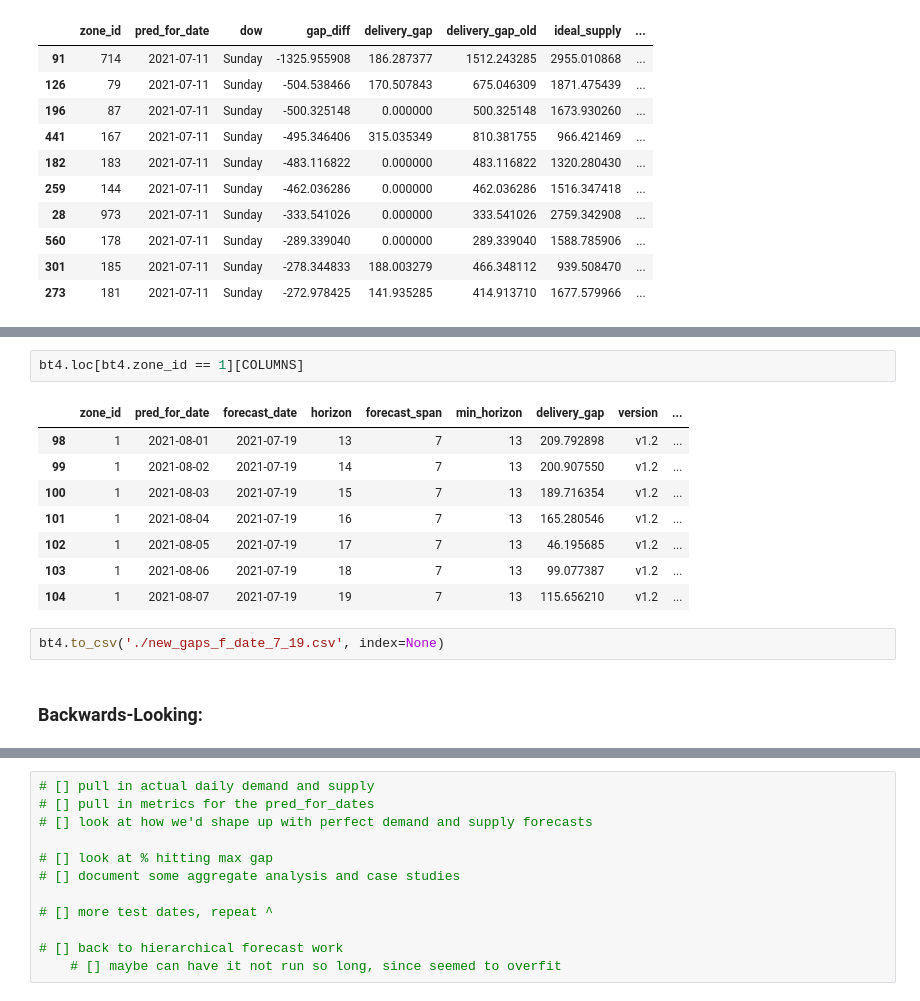
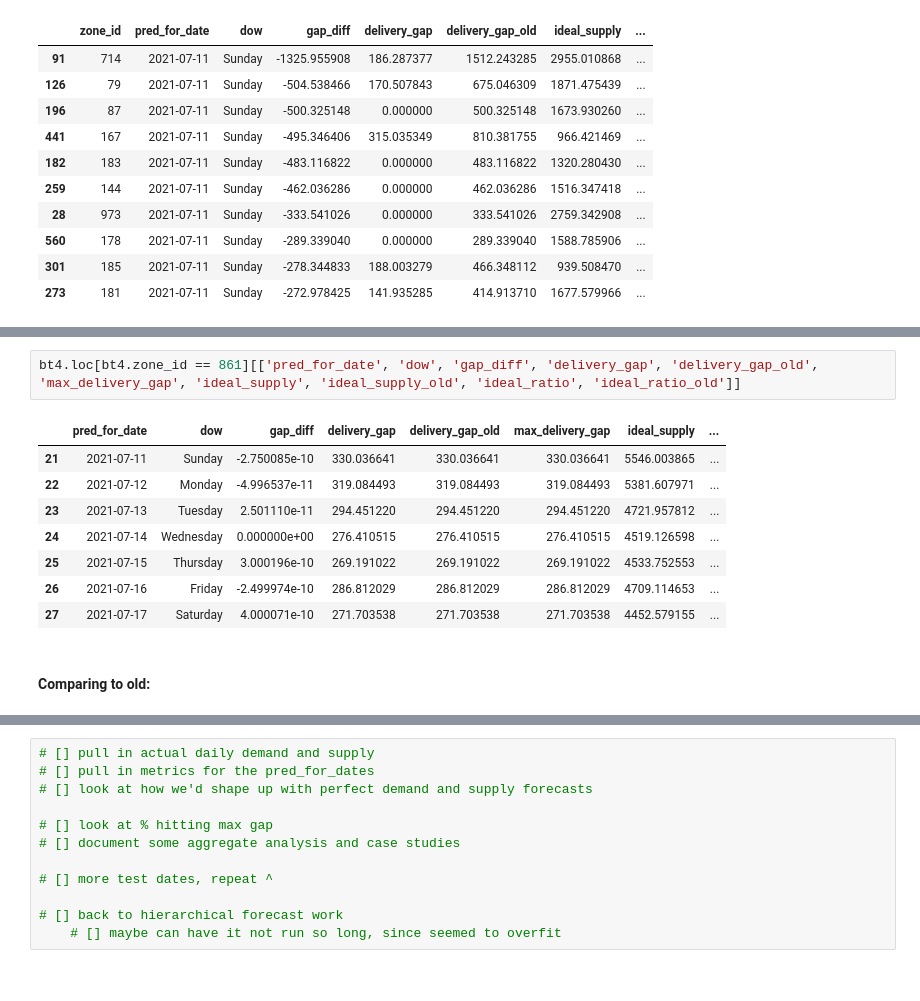
Before and after one commit to soreasy/bayesian_hierarchical_models, a Jupyter notebook: Zone-Day Gaps v2 - Backtest Final-Copy1.ipynb, the cells around one changed output, grey strips where cells are left out. Drawn from its saved outputs; the diff is of its cells as text.

```diff
--- a/Zone-Day Gaps v2 - Backtest Final-Copy1.ipynb
+++ b/Zone-Day Gaps v2 - Backtest Final-Copy1.ipynb
@@ -583,15 +509,13 @@ bt4['active'] = 'Y'
-# %%
-bt4.loc[bt4.zone_id == 1][COLUMNS]
-# %% [output]
-|  | zone_id | pred_for_date | forecast_date | horizon | forecast_span | min_horizon | delivery_gap | version | ... |
-| 98 | 1 | 2021-08-01 | 2021-07-19 | 13 | 7 | 13 | 209.792898 | v1.2 | ... |
-| 99 | 1 | 2021-08-02 | 2021-07-19 | 14 | 7 | 13 | 200.907550 | v1.2 | ... |
-| 100 | 1 | 2021-08-03 | 2021-07-19 | 15 | 7 | 13 | 189.716354 | v1.2 | ... |
-| 101 | 1 | 2021-08-04 | 2021-07-19 | 16 | 7 | 13 | 165.280546 | v1.2 | ... |
-| 102 | 1 | 2021-08-05 | 2021-07-19 | 17 | 7 | 13 | 46.195685 | v1.2 | ... |
-| 103 | 1 | 2021-08-06 | 2021-07-19 | 18 | 7 | 13 | 99.077387 | v1.2 | ... |
-| 104 | 1 | 2021-08-07 | 2021-07-19 | 19 | 7 | 13 | 115.656210 | v1.2 | ... |
-# %%
-bt4.to_csv('./new_gaps_f_date_7_19.csv', index=None)
-# %% [markdown]
-### Backwards-Looking:
+# %%
+bt4.loc[bt4.zone_id == 861][['pred_for_date', 'dow', 'gap_diff', 'delivery_gap', 'delivery_gap_old', 'max_delivery_gap', 'ideal_supply', 'ideal_supply_old', 'ideal_ratio', 'ideal_ratio_old']]
+# %% [output]
+|  | pred_for_date | dow | gap_diff | delivery_gap | delivery_gap_old | max_delivery_gap | ideal_supply | ... |
+| 21 | 2021-07-11 | Sunday | -2.750085e-10 | 330.036641 | 330.036641 | 330.036641 | 5546.003865 | ... |
+| 22 | 2021-07-12 | Monday | -4.996537e-11 | 319.084493 | 319.084493 | 319.084493 | 5381.607971 | ... |
+| 23 | 2021-07-13 | Tuesday | 2.501110e-11 | 294.451220 | 294.451220 | 294.451220 | 4721.957812 | ... |
+| 24 | 2021-07-14 | Wednesday | 0.000000e+00 | 276.410515 | 276.410515 | 276.410515 | 4519.126598 | ... |
+| 25 | 2021-07-15 | Thursday | 3.000196e-10 | 269.191022 | 269.191022 | 269.191022 | 4533.752553 | ... |
+| 26 | 2021-07-16 | Friday | -2.499974e-10 | 286.812029 | 286.812029 | 286.812029 | 4709.114653 | ... |
+| 27 | 2021-07-17 | Saturday | 4.000071e-10 | 271.703538 | 271.703538 | 271.703538 | 4452.579155 | ... |
+# %% [markdown]
+#### Comparing to old:
```
Also changed, not shown: parts of 39 cells of this notebook, 2 other files.
